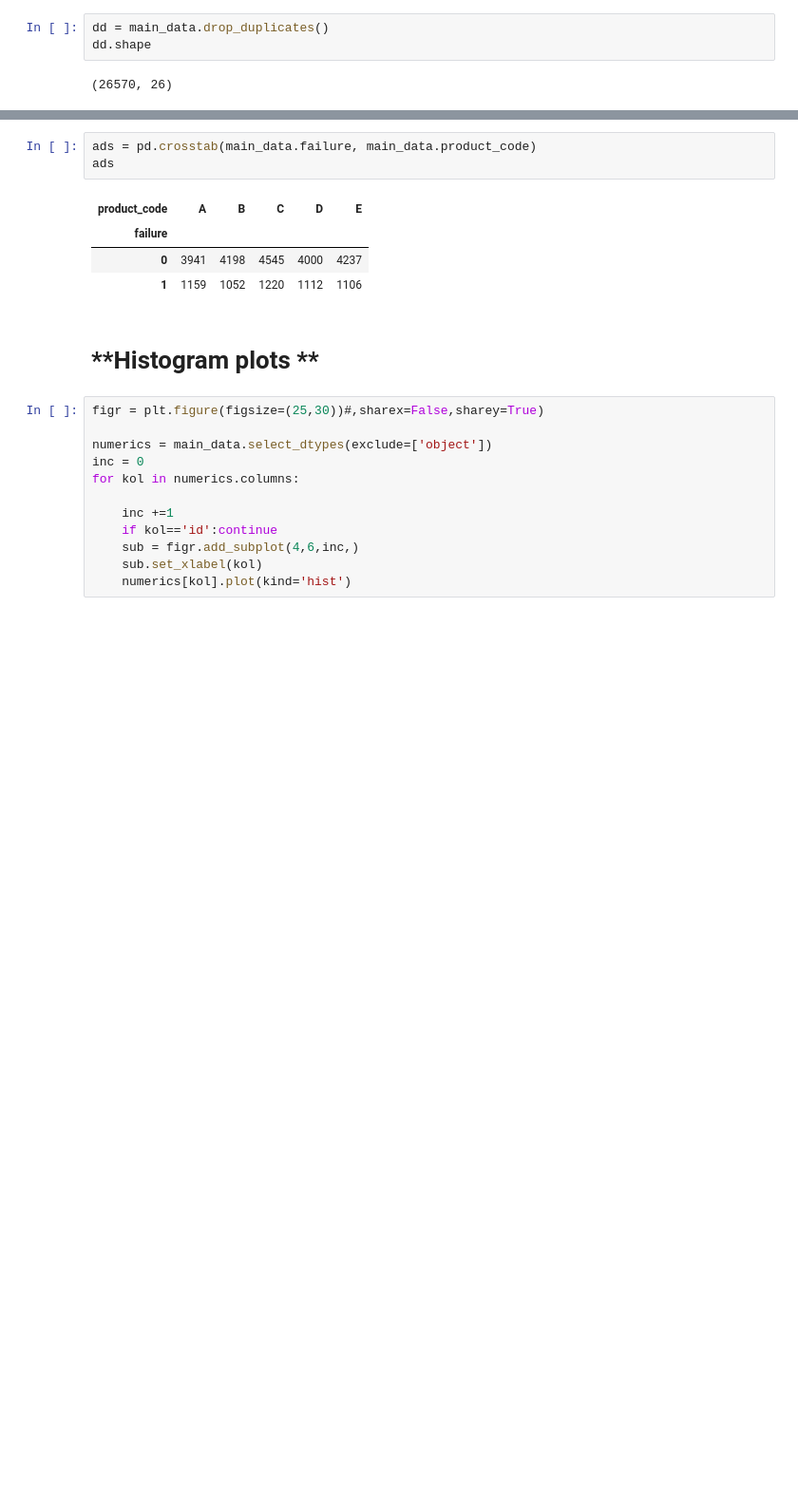
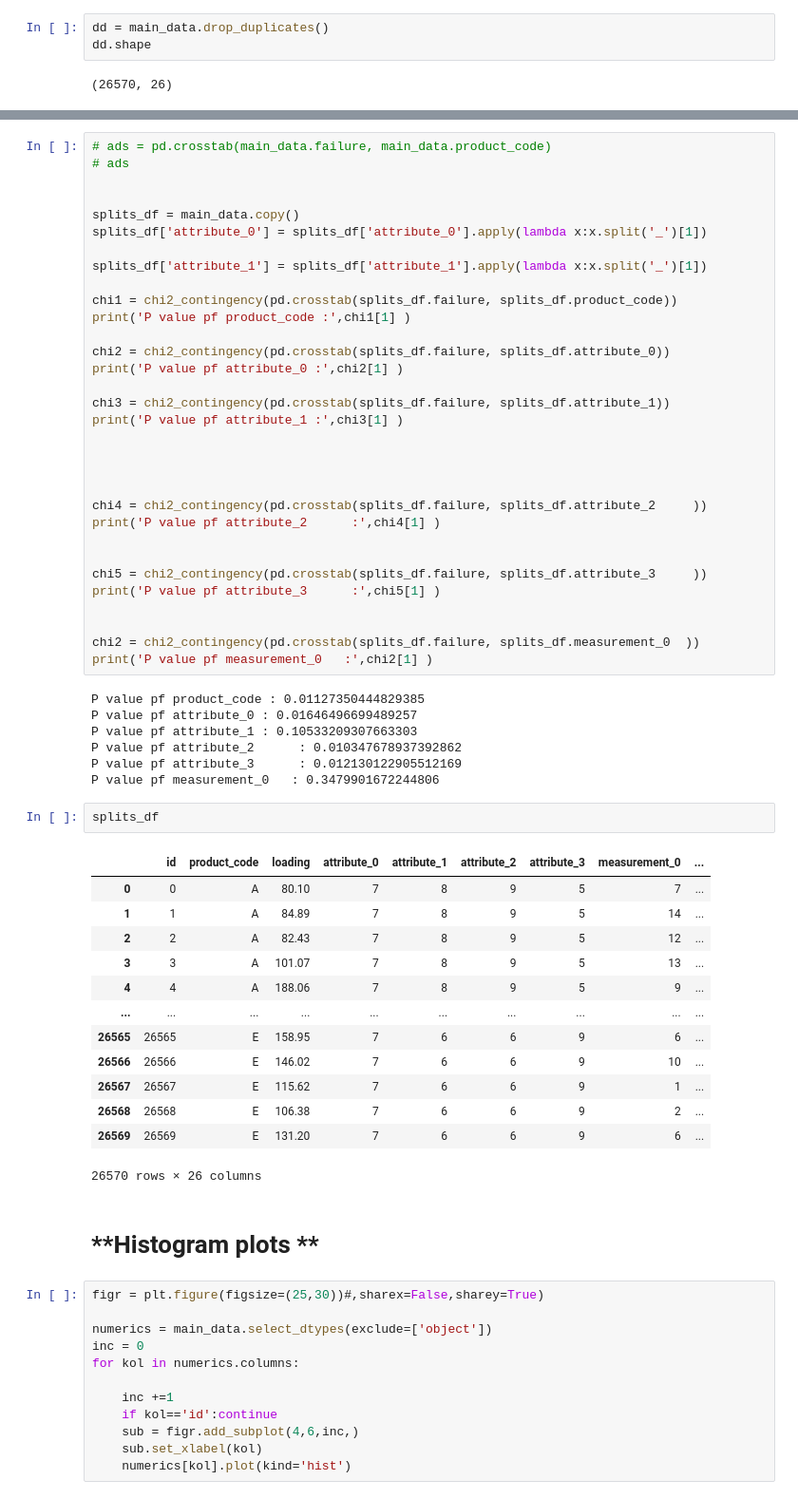
Before and after one commit to indhra/2019, a Jupyter notebook: playgroundseries-aug22.ipynb, the cells around one changed output, grey strips where cells are left out. Shown at 95% size. Cells and saved outputs as stored; diff of their text form; blank space fills up the shorter version.

```diff
--- a/playgroundseries-aug22.ipynb
+++ b/playgroundseries-aug22.ipynb
@@ -176,11 +214,58 @@ P value pf measurement_0   : 0.3479901672244806
-# %%
-ads = pd.crosstab(main_data.failure, main_data.product_code)
-ads
-# %% [output]
-| product_code | A | B | C | D | E |
-| failure |  |  |  |  |  |
-| 0 | 3941 | 4198 | 4545 | 4000 | 4237 |
-| 1 | 1159 | 1052 | 1220 | 1112 | 1106 |
+# %%
+# ads = pd.crosstab(main_data.failure, main_data.product_code)
+# ads
+
+
+splits_df = main_data.copy()
+splits_df['attribute_0'] = splits_df['attribute_0'].apply(lambda x:x.split('_')[1])
+
+splits_df['attribute_1'] = splits_df['attribute_1'].apply(lambda x:x.split('_')[1])
+
+chi1 = chi2_contingency(pd.crosstab(splits_df.failure, splits_df.product_code))
+print('P value pf product_code :',chi1[1] )
+
+chi2 = chi2_contingency(pd.crosstab(splits_df.failure, splits_df.attribute_0))
+print('P value pf attribute_0 :',chi2[1] )
+
+chi3 = chi2_contingency(pd.crosstab(splits_df.failure, splits_df.attribute_1))
+print('P value pf attribute_1 :',chi3[1] )
+
+
+
+
+chi4 = chi2_contingency(pd.crosstab(splits_df.failure, splits_df.attribute_2     ))
+print('P value pf attribute_2      :',chi4[1] )
+
+
+chi5 = chi2_contingency(pd.crosstab(splits_df.failure, splits_df.attribute_3     ))
+print('P value pf attribute_3      :',chi5[1] )
+
+
+chi2 = chi2_contingency(pd.crosstab(splits_df.failure, splits_df.measurement_0  ))
+print('P value pf measurement_0   :',chi2[1] )
+# %% [output]
+P value pf product_code : 0.01127350444829385
+P value pf attribute_0 : 0.01646496699489257
+P value pf attribute_1 : 0.10533209307663303
+P value pf attribute_2      : 0.010347678937392862
+P value pf attribute_3      : 0.012130122905512169
+P value pf measurement_0   : 0.3479901672244806
+# %%
+splits_df
+# %% [output]
+|  | id | product_code | loading | attribute_0 | attribute_1 | attribute_2 | attribute_3 | measurement_0 | ... |
+| 0 | 0 | A | 80.10 | 7 | 8 | 9 | 5 | 7 | ... |
+| 1 | 1 | A | 84.89 | 7 | 8 | 9 | 5 | 14 | ... |
+| 2 | 2 | A | 82.43 | 7 | 8 | 9 | 5 | 12 | ... |
+| 3 | 3 | A | 101.07 | 7 | 8 | 9 | 5 | 13 | ... |
+| 4 | 4 | A | 188.06 | 7 | 8 | 9 | 5 | 9 | ... |
+| ... | ... | ... | ... | ... | ... | ... | ... | ... | ... |
+| 26565 | 26565 | E | 158.95 | 7 | 6 | 6 | 9 | 6 | ... |
+| 26566 | 26566 | E | 146.02 | 7 | 6 | 6 | 9 | 10 | ... |
+| 26567 | 26567 | E | 115.62 | 7 | 6 | 6 | 9 | 1 | ... |
+| 26568 | 26568 | E | 106.38 | 7 | 6 | 6 | 9 | 2 | ... |
+| 26569 | 26569 | E | 131.20 | 7 | 6 | 6 | 9 | 6 | ... |
+26570 rows × 26 columns
 # %% [markdown]
 # **Histogram plots **
 # %%
```
Also changed, not shown: parts of 15 cells of this notebook.
